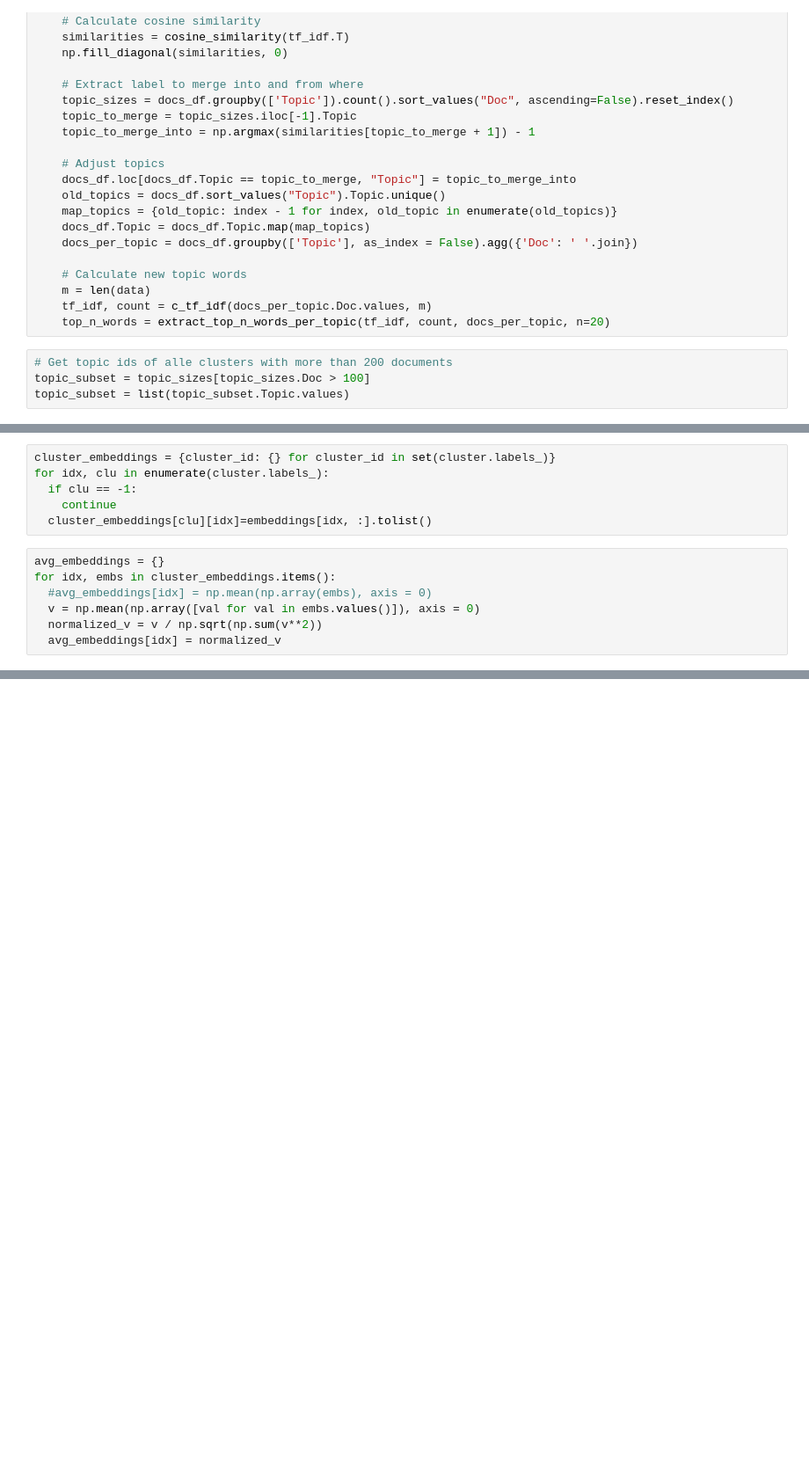
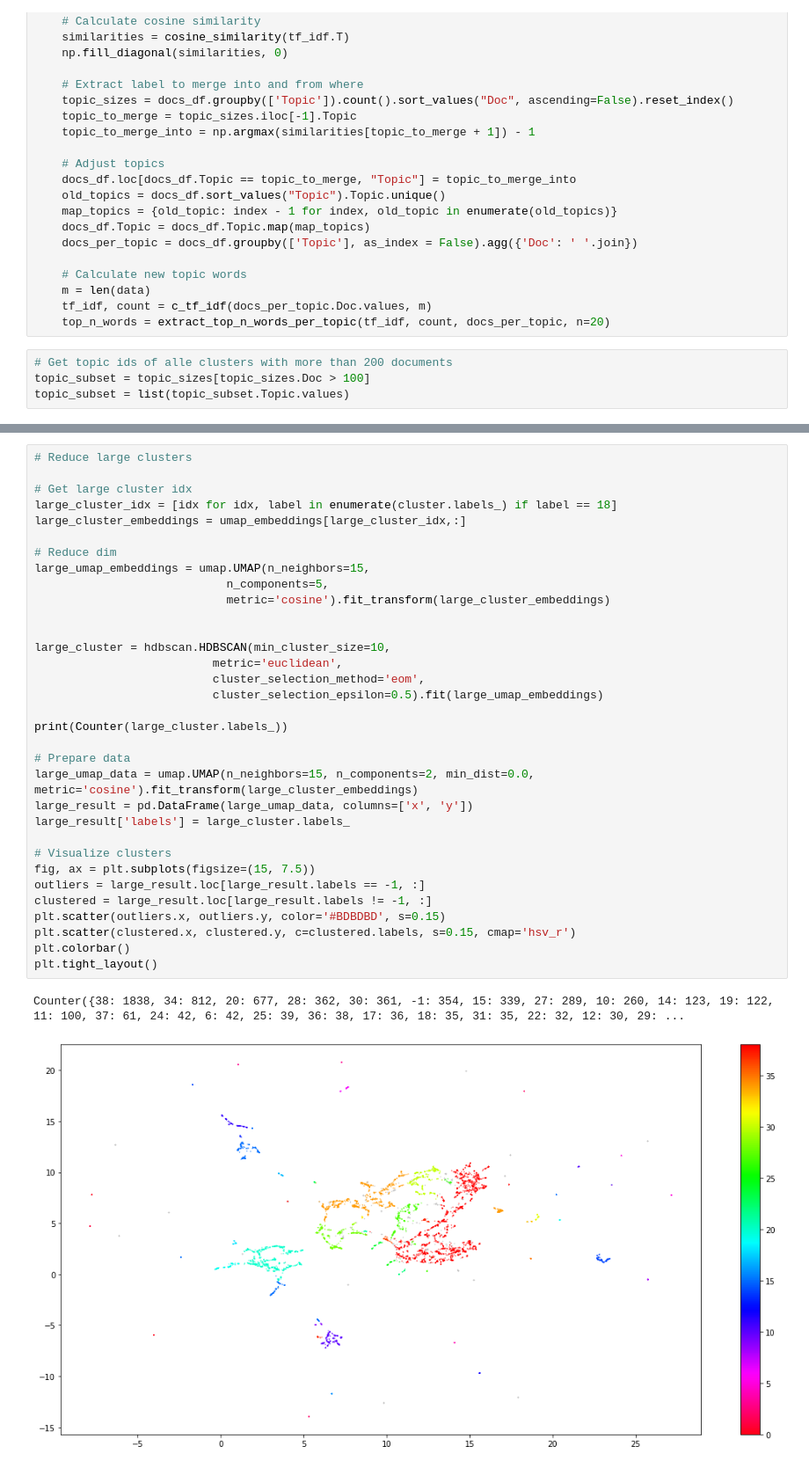
Before and after one commit to AndersGiovanni/ditw_project, a Jupyter notebook: src/clustering.ipynb, the cells around one changed output, grey strips where cells are left out. Shown at 88% size. Saved outputs shown, nothing was run; the diff lists cells and outputs as text; blank space fills up the shorter version.

```diff
--- a/src/clustering.ipynb
+++ b/src/clustering.ipynb
@@ -282,13 +270,0 @@ top_n_words[9]
-# %%
-cluster_embeddings = {cluster_id: {} for cluster_id in set(cluster.labels_)}
-for idx, clu in enumerate(cluster.labels_):
-  if clu == -1:
-    continue
-  cluster_embeddings[clu][idx]=embeddings[idx, :].tolist()
-# %%
-avg_embeddings = {}
-for idx, embs in cluster_embeddings.items():
-  #avg_embeddings[idx] = np.mean(np.array(embs), axis = 0)
-  v = np.mean(np.array([val for val in embs.values()]), axis = 0)
-  normalized_v = v / np.sqrt(np.sum(v**2))
-  avg_embeddings[idx] = normalized_v
@@ -317,0 +273,36 @@ for i in text[:40]:
+# %%
+# Reduce large clusters
+
+# Get large cluster idx
+large_cluster_idx = [idx for idx, label in enumerate(cluster.labels_) if label == 18]
+large_cluster_embeddings = umap_embeddings[large_cluster_idx,:]
+
+# Reduce dim
+large_umap_embeddings = umap.UMAP(n_neighbors=15,
+                            n_components=5,
+                            metric='cosine').fit_transform(large_cluster_embeddings)
+
+
+large_cluster = hdbscan.HDBSCAN(min_cluster_size=10,
+                          metric='euclidean',
+                          cluster_selection_method='eom',
+                          cluster_selection_epsilon=0.5).fit(large_umap_embeddings)
+
+print(Counter(large_cluster.labels_))
+
+# Prepare data
+large_umap_data = umap.UMAP(n_neighbors=15, n_components=2, min_dist=0.0, metric='cosine').fit_transform(large_cluster_embeddings)
+large_result = pd.DataFrame(large_umap_data, columns=['x', 'y'])
+large_result['labels'] = large_cluster.labels_
+
+# Visualize clusters
+fig, ax = plt.subplots(figsize=(15, 7.5))
+outliers = large_result.loc[large_result.labels == -1, :]
+clustered = large_result.loc[large_result.labels != -1, :]
+plt.scatter(outliers.x, outliers.y, color='#BDBDBD', s=0.15)
+plt.scatter(clustered.x, clustered.y, c=clustered.labels, s=0.15, cmap='hsv_r')
+plt.colorbar()
+plt.tight_layout()
+# %% [output]
+Counter({38: 1838, 34: 812, 20: 677, 28: 362, 30: 361, -1: 354, 15: 339, 27: 289, 10: 260, 14: 123, 19: 122, 11: 100, 37: 61, 24: 42, 6: 42, 25: 39, 36: 38, 17: 36, 18: 35, 31: 35, 22: 32, 12: 30, 29: ...
+[figure, added]
```
Also changed, not shown: parts of 35 cells of this notebook, 3 other files.
